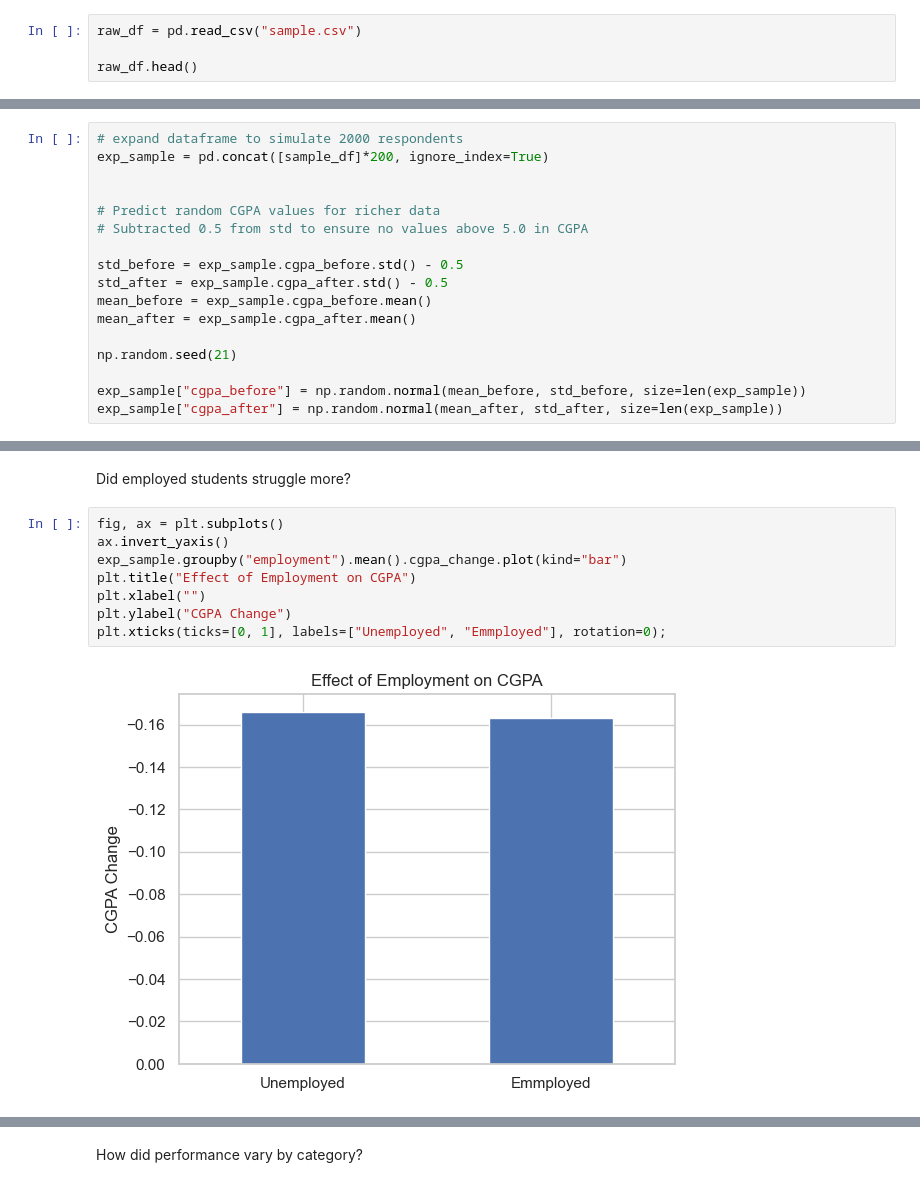
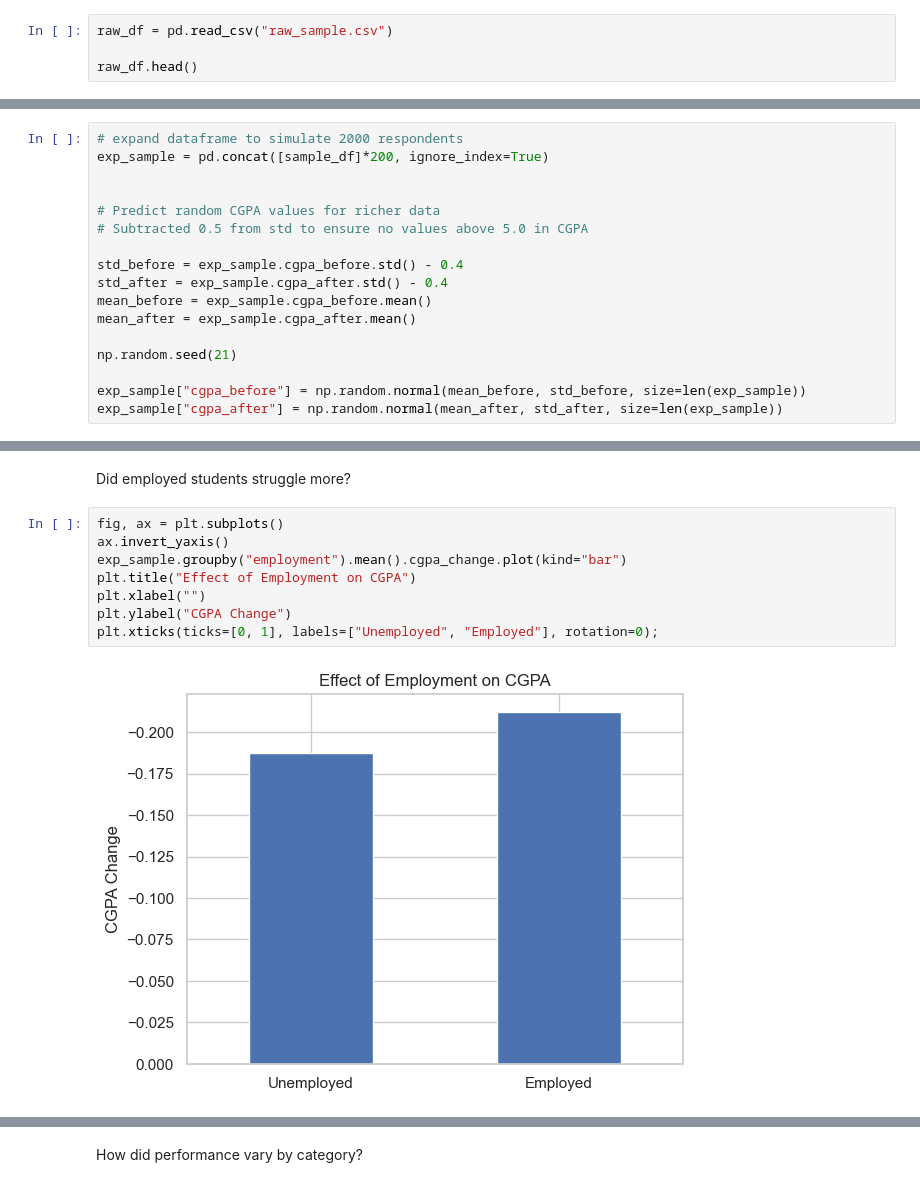
Before and after one commit to socratesjnr/asuu-strike-project, a Jupyter notebook: mock analysis/test_eda.ipynb, the cells around one changed output, grey strips where cells are left out. Cells and saved outputs as stored; diff of their text form.

Commit message:
updated sample and analysis

```diff
--- a/mock analysis/test_eda.ipynb
+++ b/mock analysis/test_eda.ipynb
@@ -12,7 +12,7 @@ import seaborn as sns
 # %% [markdown]
 ### Load data into dataframe
 # %%
-raw_df = pd.read_csv("sample.csv")
+raw_df = pd.read_csv("raw_sample.csv")
 
 raw_df.head()
 # %% [output]
@@ -134,8 +134,8 @@ exp_sample = pd.concat([sample_df]*200, ignore_index=True)
 # Predict random CGPA values for richer data
 # Subtracted 0.5 from std to ensure no values above 5.0 in CGPA
 
-std_before = exp_sample.cgpa_before.std() - 0.5
-std_after = exp_sample.cgpa_after.std() - 0.5
+std_before = exp_sample.cgpa_before.std() - 0.4
+std_after = exp_sample.cgpa_after.std() - 0.4
 mean_before = exp_sample.cgpa_before.mean()
 mean_after = exp_sample.cgpa_after.mean()
 
@@ -218,13 +218,13 @@ Did employed students struggle more?
 # %%
 fig, ax = plt.subplots()
 ax.invert_yaxis()
 exp_sample.groupby("employment").mean().cgpa_change.plot(kind="bar")
 plt.title("Effect of Employment on CGPA")
 plt.xlabel("")
 plt.ylabel("CGPA Change")
-plt.xticks(ticks=[0, 1], labels=["Unemployed", "Emmployed"], rotation=0);
+plt.xticks(ticks=[0, 1], labels=["Unemployed", "Employed"], rotation=0);
 # %% [output]
-[figure, old version]
+[figure, new version]
 # %%
 fig, ax = plt.subplots()
 exp_sample.groupby("age").mean().cgpa_change.plot(kind="bar")
```
Also changed, not shown: parts of 13 cells of this notebook, 4 other files.
